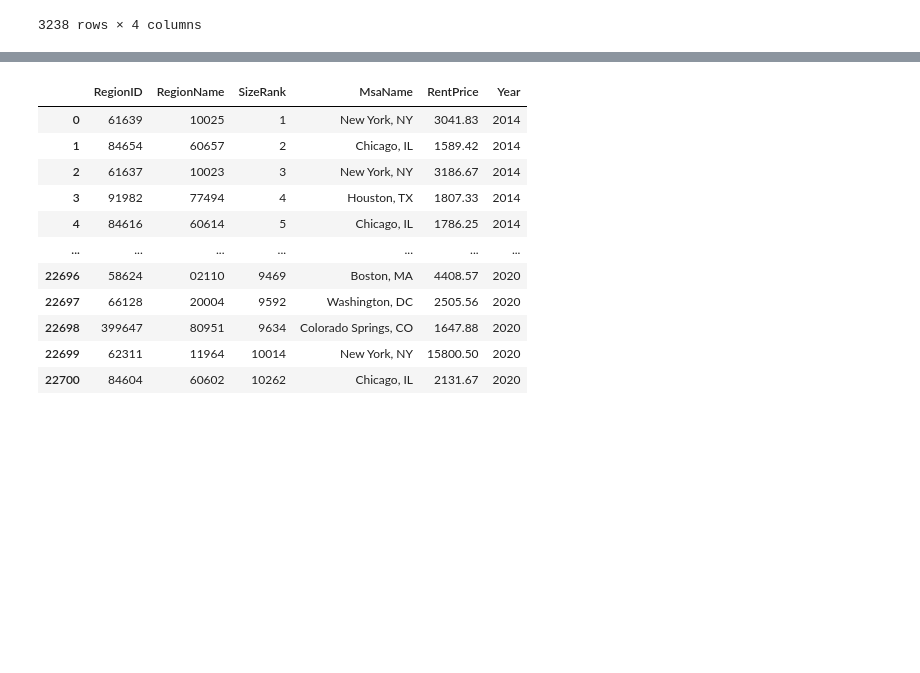
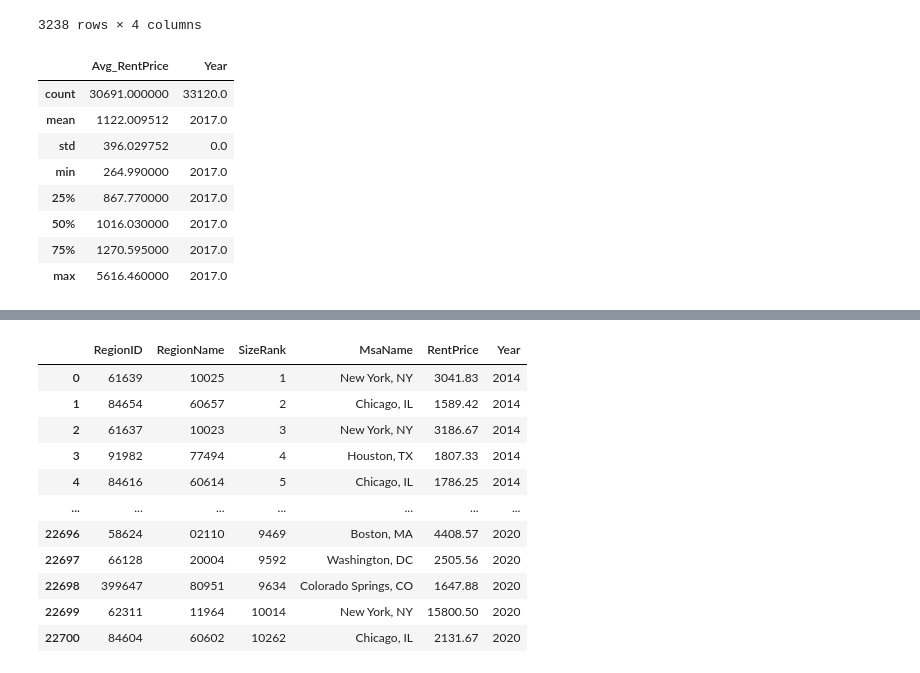
Before and after one commit to jjfrasca/Capstone_2, a Jupyter notebook: notebooks/2.0-jjf-initial-data-wrangling-zipcodeRentPrices.ipynb, the cells around one changed output, grey strips where cells are left out. Saved outputs shown, nothing was run; the diff lists cells and outputs as text; code cells hidden in the pictures; blank space fills up the shorter version.

```diff
--- a/notebooks/2.0-jjf-initial-data-wrangling-zipcodeRentPrices.ipynb
+++ b/notebooks/2.0-jjf-initial-data-wrangling-zipcodeRentPrices.ipynb
@@ -575,0 +856,12 @@ check_diff2
+# %%
+df_ACSrents2017.describe()
+# %% [output]
+|  | Avg_RentPrice | Year |
+| count | 30691.000000 | 33120.0 |
+| mean | 1122.009512 | 2017.0 |
+| std | 396.029752 | 0.0 |
+| min | 264.990000 | 2017.0 |
+| 25% | 867.770000 | 2017.0 |
+| 50% | 1016.030000 | 2017.0 |
+| 75% | 1270.595000 | 2017.0 |
+| max | 5616.460000 | 2017.0 |
```
Also changed, not shown: parts of 24 cells of this notebook.
